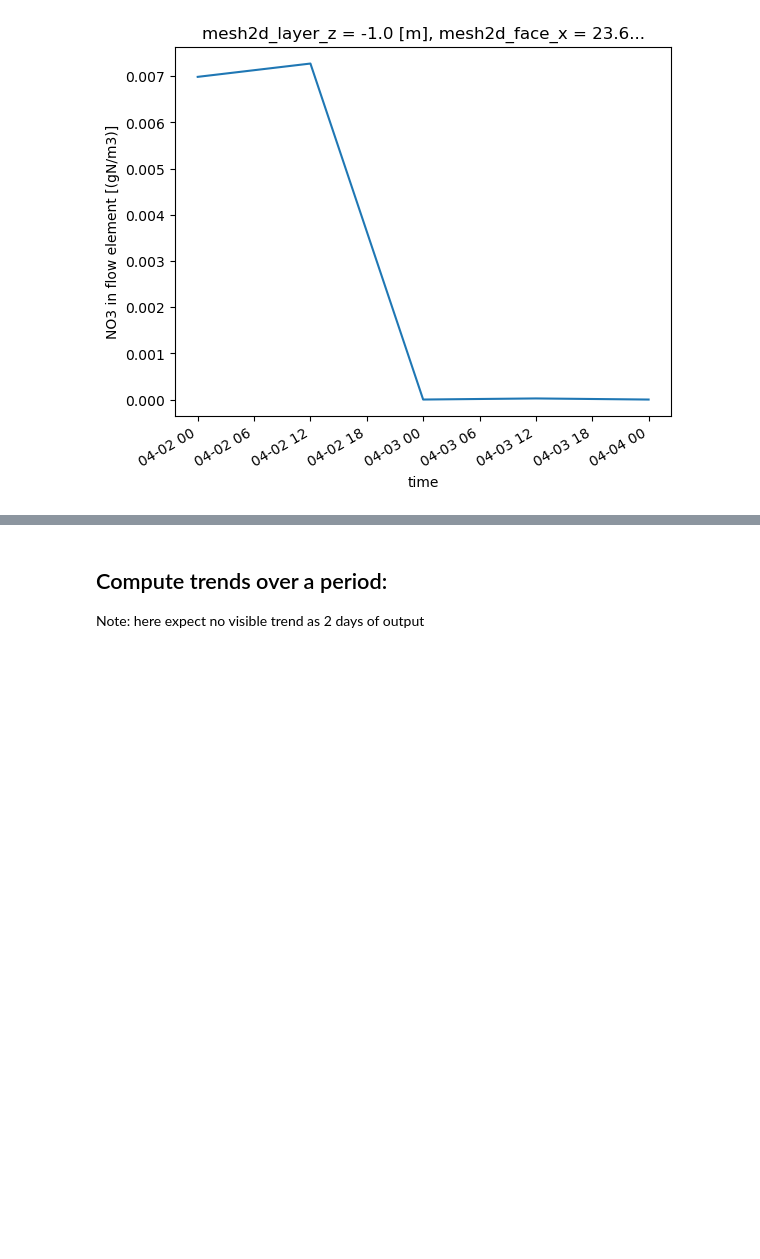
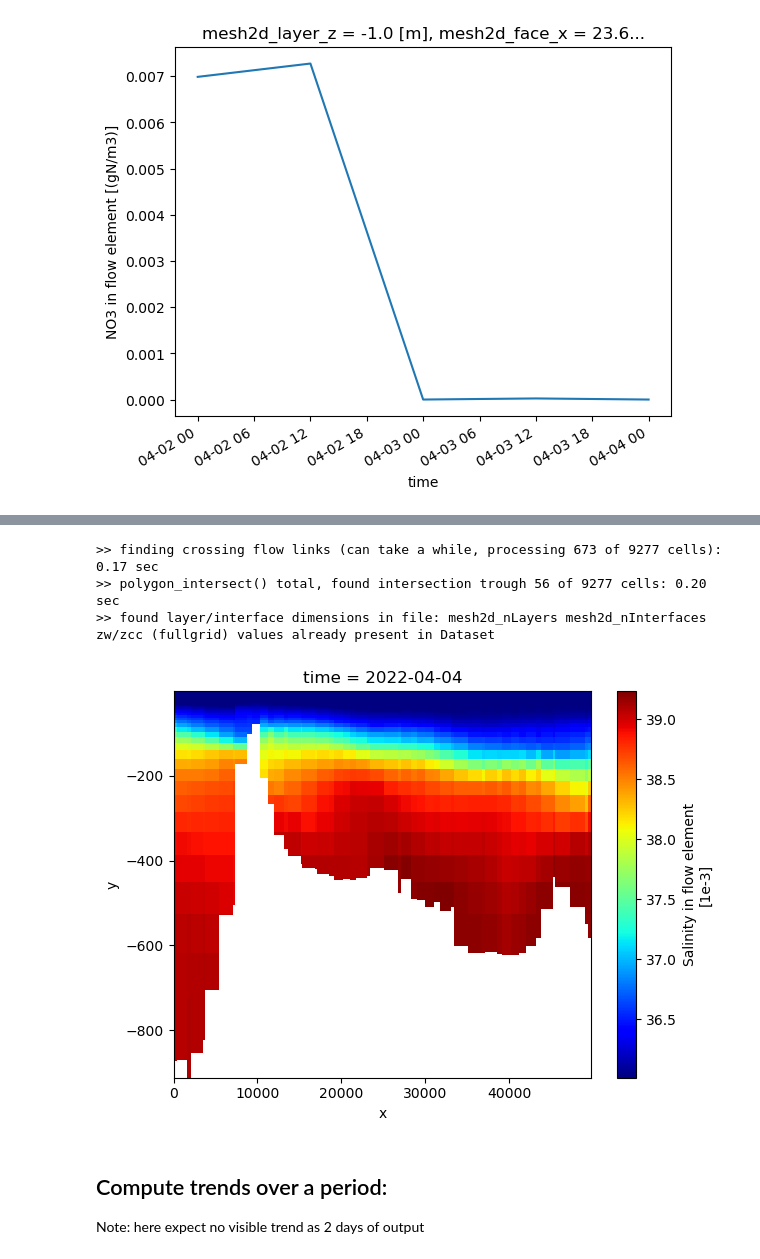
Before and after one commit to c-scale-community/workflow-coastal-hydrowaq, a Jupyter notebook: notebooks/example_visuals.ipynb, the cells around one changed output, grey strips where cells are left out. Drawn from its saved outputs; the diff is of its cells as text; code cells hidden in the pictures; blank space fills up the shorter version.

```diff
--- a/notebooks/example_visuals.ipynb
+++ b/notebooks/example_visuals.ipynb
@@ -258,3 +374,16 @@ ts.plot()
+# %%
+## Plot the cross-section
+
+xr_crs_ugrid = dfmt.polyline_mapslice(waq_xr, line_array, timestep=-1)  # Slicing by the area
+fig, ax = plt.subplots()
+xr_crs_ugrid['mesh2d_sa1'].ugrid.plot(cmap='jet') # Plotting the cross-section
+fig.tight_layout()
+# %% [output]
+>> finding crossing flow links (can take a while, processing 673 of 9277 cells): 0.17 sec
+>> polygon_intersect() total, found intersection trough 56 of 9277 cells: 0.20 sec
+>> found layer/interface dimensions in file: mesh2d_nLayers mesh2d_nInterfaces
+zw/zcc (fullgrid) values already present in Dataset
+[figure, added]
 # %% [markdown]
 ## Compute trends over a period:
 Note: here expect no visible trend as 2 days of output
```
Also changed, not shown: parts of 19 cells of this notebook.
